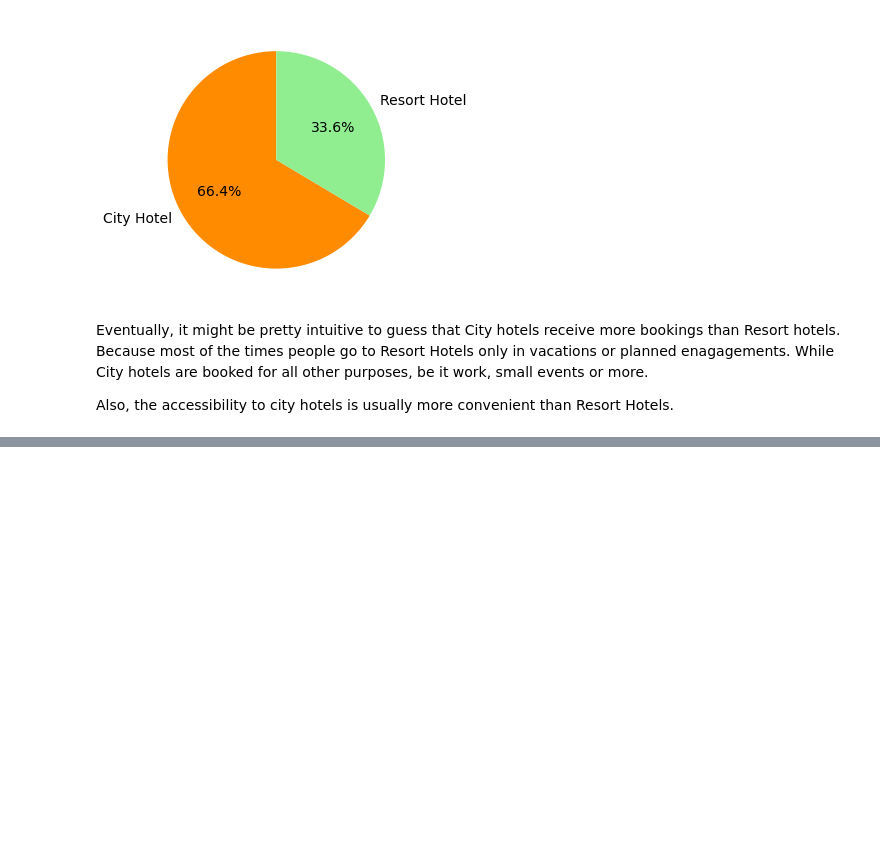
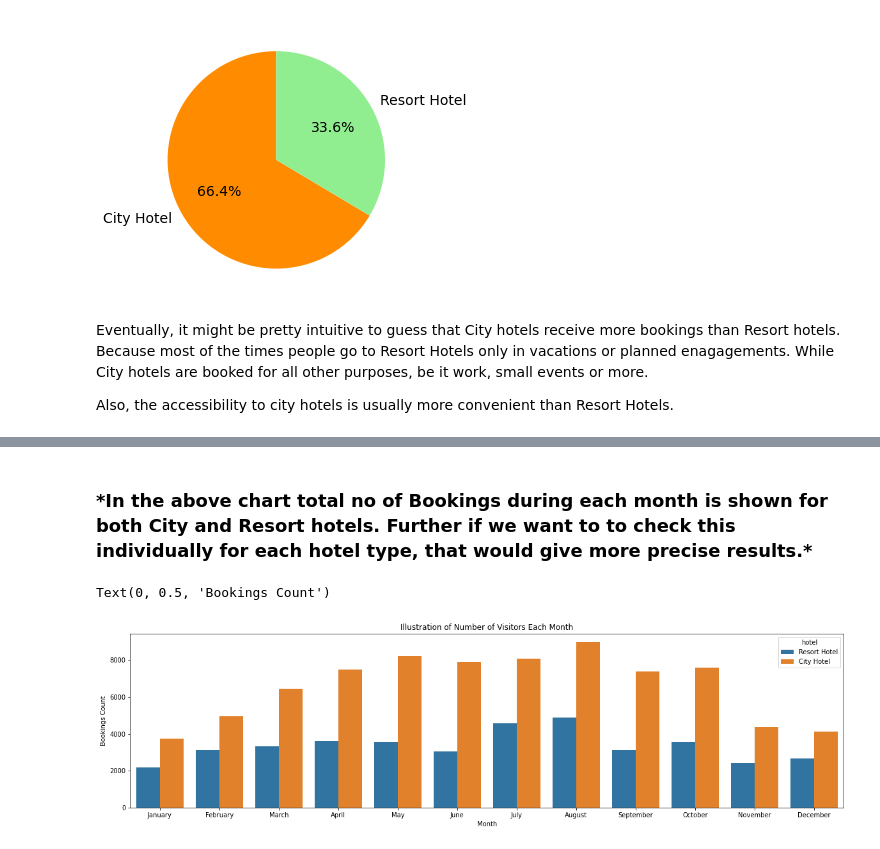
Before and after one commit to adarshsoni10/Data-Analysis-on-Hotel-Bookings, a Jupyter notebook: Copy_of_Hotel_Booking_Analysis_Capstone_Project.ipynb, the cells around one changed output, grey strips where cells are left out. Cells and saved outputs as stored; diff of their text form; code cells hidden in the pictures; blank space fills up the shorter version.

```diff
--- a/Copy_of_Hotel_Booking_Analysis_Capstone_Project.ipynb
+++ b/Copy_of_Hotel_Booking_Analysis_Capstone_Project.ipynb
@@ -211,0 +233,12 @@ Also, the accessibility to city hotels is usually more convenient than Resort Ho
+# %% [markdown]
+<h3>*In the above chart total no of Bookings during each month is shown for both City and Resort hotels. Further if we want to to check this individually for each hotel type, that would give more precise results.*
+# %%
+plt.figure(figsize=(20,5))
+
+sns.countplot(data = df[['hotel', 'arrival_date_month']], x='arrival_date_month',hue='hotel', order=["January","February","March","April","May",
+"June","July","August","September","October","November","December"]).set_title('Illustration of Number of Visitors Each Month')
+plt.xlabel('Month')
+plt.ylabel('Bookings Count')
+# %% [output]
+Text(0, 0.5, 'Bookings Count')
+[figure, added]
```
Also changed, not shown: parts of 3 cells of this notebook.
